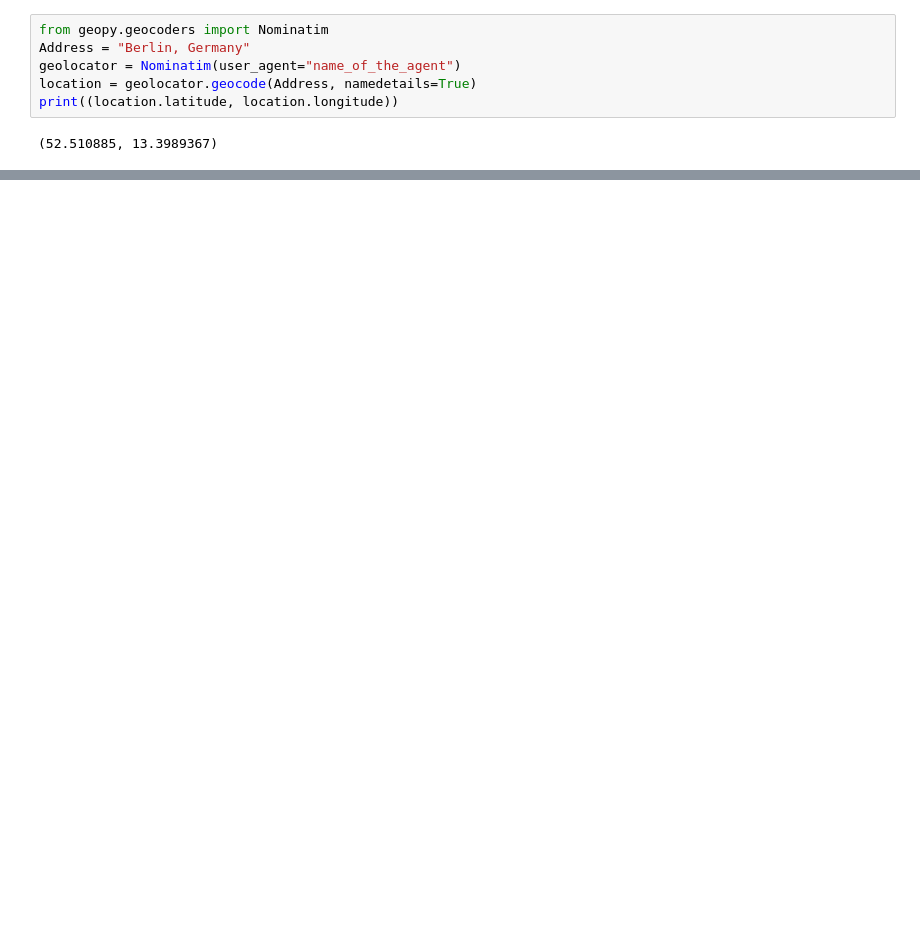
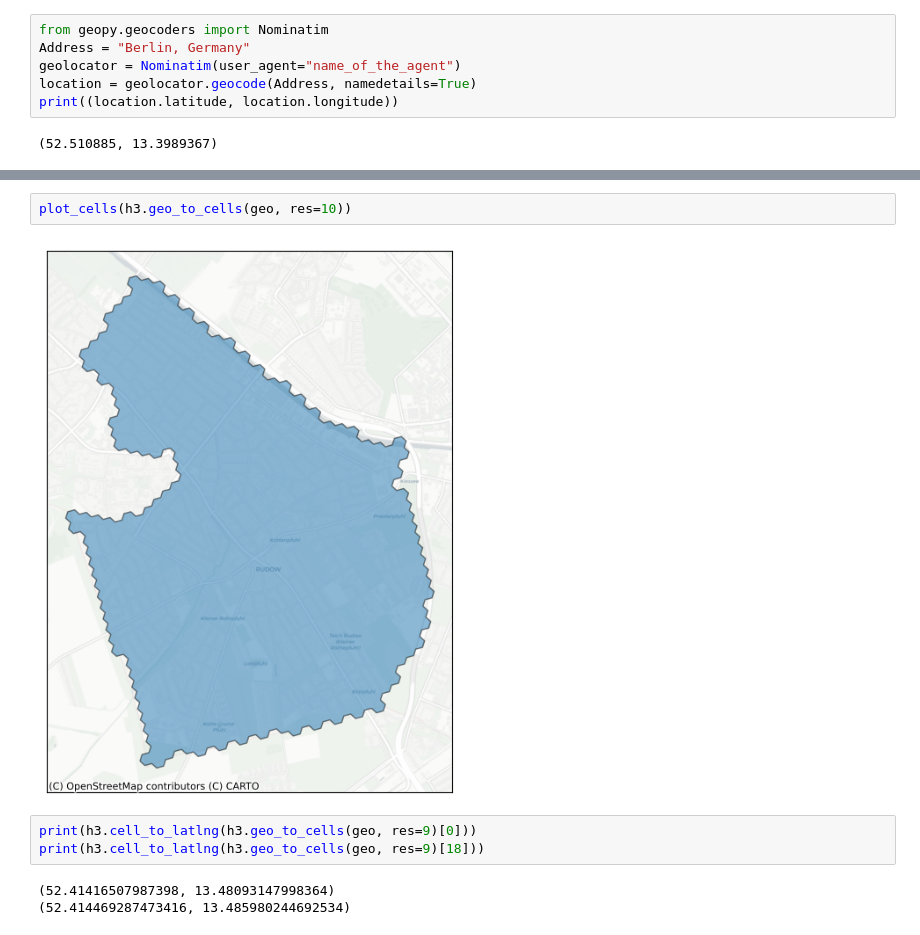
Before and after one commit to Famondir/flat-location-rater, a Jupyter notebook: dashboard.ipynb, the cells around one changed output, grey strips where cells are left out. Drawn from its saved outputs; the diff is of its cells as text; blank space fills up the shorter version.

```diff
--- a/dashboard.ipynb
+++ b/dashboard.ipynb
@@ -215,0 +470,10 @@ BHT Berlin: 19 min 0 s
+# %%
+plot_cells(h3.geo_to_cells(geo, res=10))
+# %% [output]
+[figure, added]
+# %%
+print(h3.cell_to_latlng(h3.geo_to_cells(geo, res=9)[0]))
+print(h3.cell_to_latlng(h3.geo_to_cells(geo, res=9)[18]))
+# %% [output]
+(52.41416507987398, 13.48093147998364)
+(52.414469287473416, 13.485980244692534)
```
Also changed, not shown: parts of 33 cells of this notebook, 10 other files.
